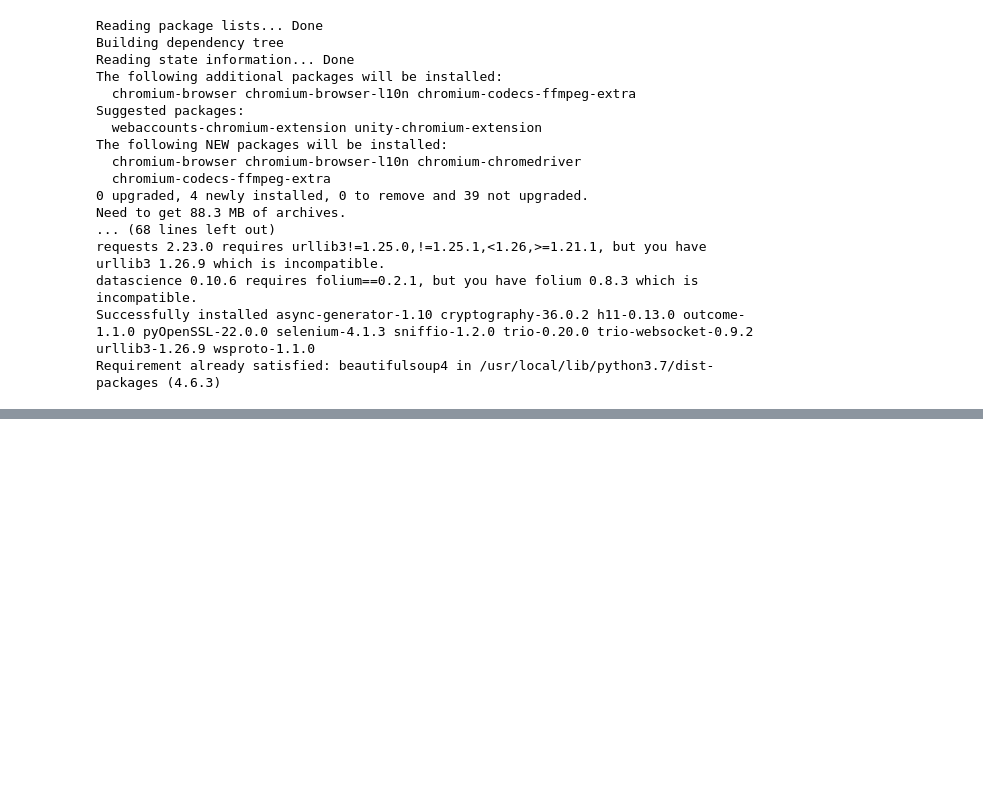
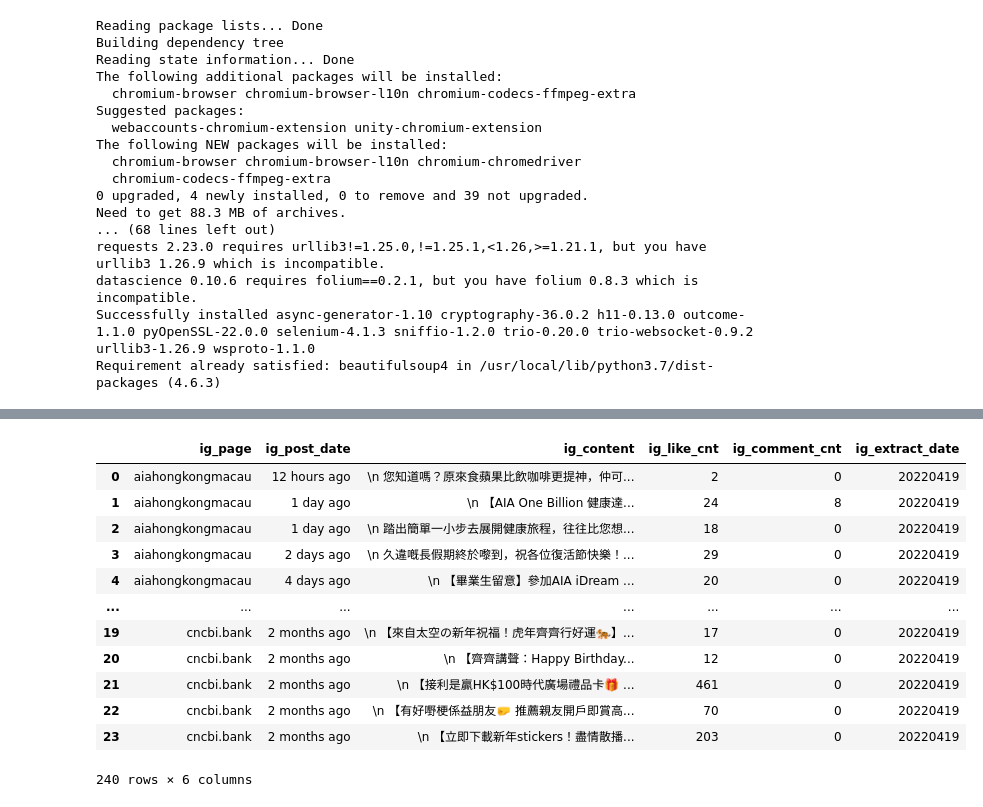
Before and after one commit to danstudiohk/WebScraper, a Jupyter notebook: Download_IG_Post.ipynb, the cells around one changed output, grey strips where cells are left out. Drawn from its saved outputs; the diff is of its cells as text; code cells hidden in the pictures; blank space fills up the shorter version.

```diff
--- a/Download_IG_Post.ipynb
+++ b/Download_IG_Post.ipynb
@@ -11,8 +11,6 @@ from bs4 import BeautifulSoup
 from selenium import webdriver
 import time
 from datetime import datetime
-d = datetime.now().strftime("%Y%m%d%H%M%S")
-
 
 
 options = webdriver.ChromeOptions()
@@ -55,7 +53,7 @@ ig = ['aiahongkongmacau',
 def scrape_ig(ig):
     url = f'https://www.picuki.com/profile/{ig}'
     wd.get(url)
-    LoopCnt = 2 #20
+    LoopCnt = 20
     for j in range(1, LoopCnt):
         wd.execute_script("window.scrollTo(0, document.body.scrollHeight);")
         time.sleep(2)
@@ -103,4 +101,4 @@ df_bea = scrape_ig(ig[9])
 df_citic = scrape_ig(ig[10])
 
 df_all = pd.concat([df_aia, df_fwd, df_pru, df_chinalife, df_bowtie, df_axa, df_hsbc, df_citi, df_scb, df_bea, df_citic])
-df_all
+df_all['ig_extract_date'] = datetime.now().strftime("%Y%m%d%")
@@ -106,0 +119,17 @@ df_all
+# %%
+df_all['ig_extract_date'] = datetime.now().strftime("%Y%m%d")
+df_all
+# %% [output]
+|  | ig_page | ig_post_date | ig_content | ig_like_cnt | ig_comment_cnt | ig_extract_date |
+| 0 | aiahongkongmacau | 12 hours ago | \n 您知道嗎？原來食蘋果比飲咖啡更提神，仲可... | 2 | 0 | 20220419 |
+| 1 | aiahongkongmacau | 1 day ago | \n 【AIA One Billion 健康達... | 24 | 8 | 20220419 |
+| 2 | aiahongkongmacau | 1 day ago | \n 踏出簡單一小步去展開健康旅程，往往比您想... | 18 | 0 | 20220419 |
+| 3 | aiahongkongmacau | 2 days ago | \n 久違嘅長假期終於嚟到，祝各位復活節快樂！... | 29 | 0 | 20220419 |
+| 4 | aiahongkongmacau | 4 days ago | \n 【畢業生留意】參加AIA iDream ... | 20 | 0 | 20220419 |
+| ... | ... | ... | ... | ... | ... | ... |
+| 19 | cncbi.bank | 2 months ago | \n 【來自太空の新年祝福！虎年齊齊行好運🐅】... | 17 | 0 | 20220419 |
+| 20 | cncbi.bank | 2 months ago | \n 【齊齊講聲：Happy Birthday... | 12 | 0 | 20220419 |
+| 21 | cncbi.bank | 2 months ago | \n 【接利是贏HK$100時代廣場禮品卡🎁 ... | 461 | 0 | 20220419 |
+| 22 | cncbi.bank | 2 months ago | \n 【有好嘢梗係益朋友🤛 推薦親友開戶即賞高... | 70 | 0 | 20220419 |
+| 23 | cncbi.bank | 2 months ago | \n 【立即下載新年stickers！盡情散播... | 203 | 0 | 20220419 |
+240 rows × 6 columns
```
Also changed, not shown: parts of 1 cell of this notebook.
